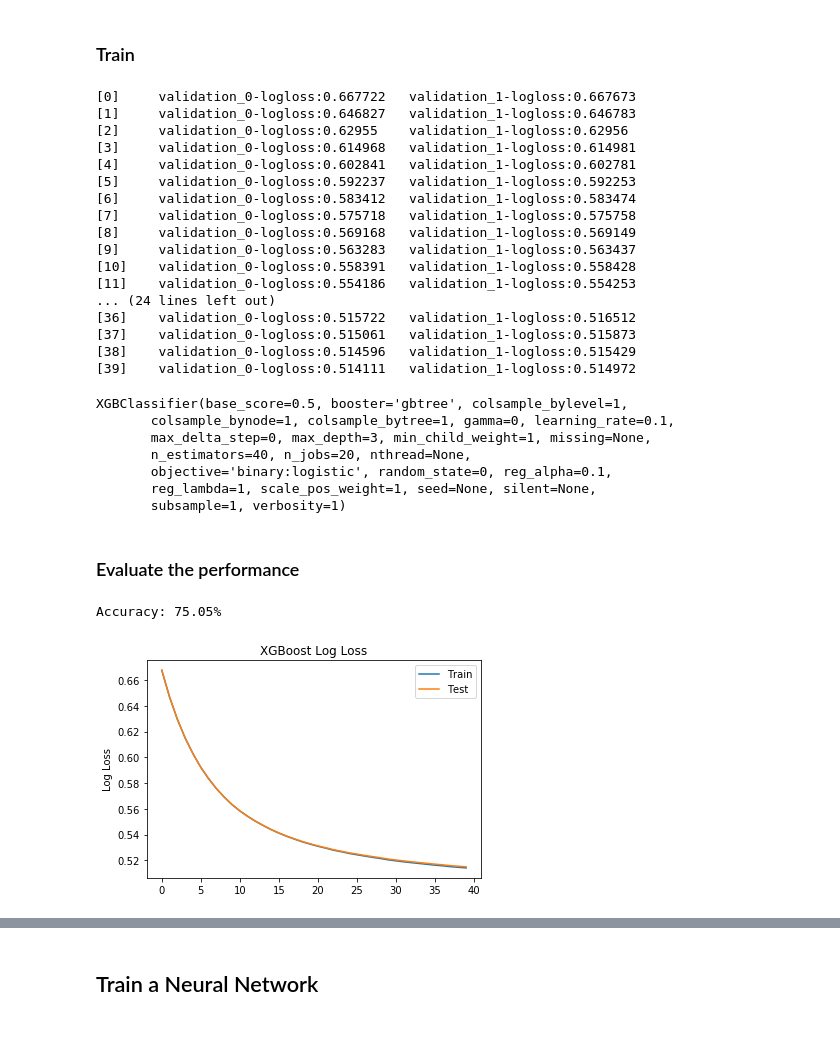
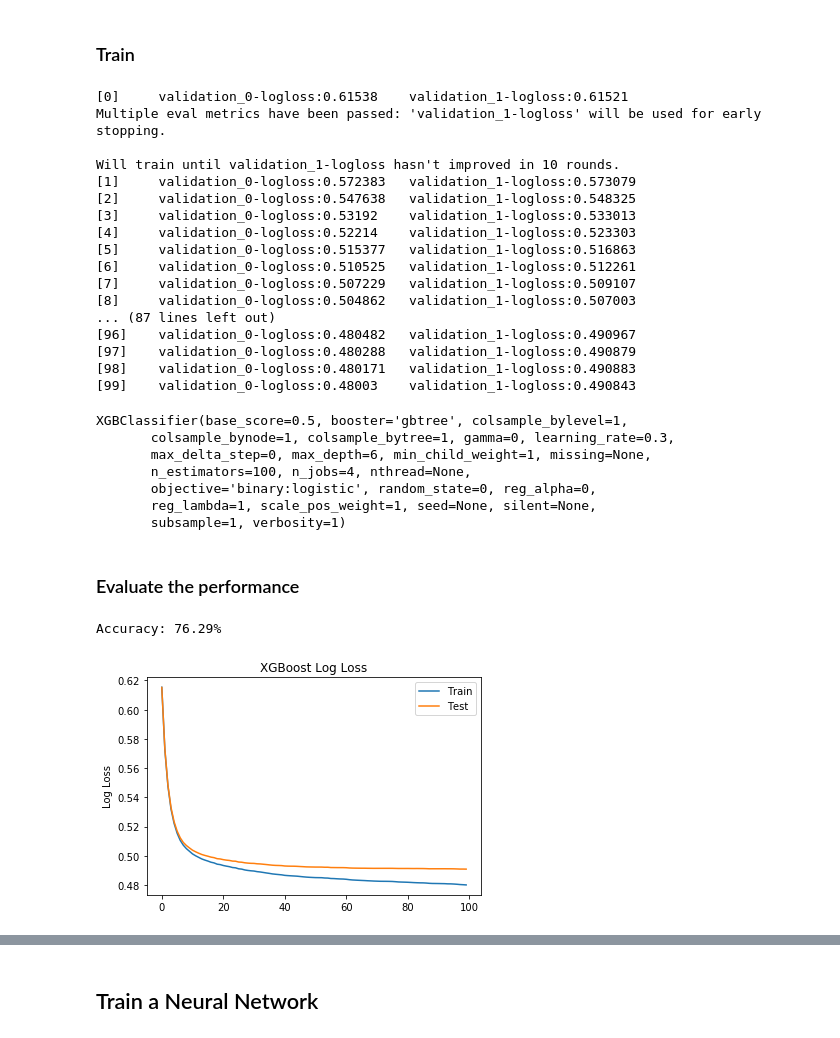
Before and after one commit to llayer/ml_exercise, a Jupyter notebook: Exercise.ipynb, the cells around one changed output, grey strips where cells are left out. Cells and saved outputs as stored; diff of their text form; code cells hidden in the pictures.

```diff
--- a/Exercise.ipynb
+++ b/Exercise.ipynb
@@ -107,72 +109,77 @@ X_train, X_test, y_train, y_test, weights_train, weights_test = train_test_split
 import xgboost as xgb
 
 # Hyperparameters:
-n_estimators = 40
-learning_rate = 0.1
-reg_alpha = 0.1
-max_depth = 3
+n_estimators = 100
+learning_rate = 0.3
+reg_alpha = 0.0
+max_depth = 6
+min_child_weight = 1
+
+
+# Early stopping
+early_stopping_rounds = 10
 
 # Define model
 model_bdt = xgb.XGBClassifier(n_jobs = 4, n_estimators = n_estimators, learning_rate = learning_rate,
-                              max_depth = max_depth, reg_alpha = reg_alpha)
+                              max_depth = max_depth, min_child_weight = min_child_weight)
 
 # Last in list is used for early stopping
 eval_set = [(X_train, y_train), (X_test, y_test)]
 
-# Fit
-model_bdt.fit(X_train, y_train, eval_metric=["logloss"], eval_set=eval_set, verbose=True)
+# Fit with early stopping
+model_bdt.fit(X_train, y_train, eval_metric=["logloss"], eval_set=eval_set,
+              early_stopping_rounds=early_stopping_rounds, verbose=True)
 # %% [output]
-[0]     validation_0-logloss:0.667722   validation_1-logloss:0.667673
-[1]     validation_0-logloss:0.646827   validation_1-logloss:0.646783
-[2]     validation_0-logloss:0.62955    validation_1-logloss:0.62956
-[3]     validation_0-logloss:0.614968   validation_1-logloss:0.614981
-[4]     validation_0-logloss:0.602841   validation_1-logloss:0.602781
-[5]     validation_0-logloss:0.592237   validation_1-logloss:0.592253
-[6]     validation_0-logloss:0.583412   validation_1-logloss:0.583474
-[7]     validation_0-logloss:0.575718   validation_1-logloss:0.575758
-[8]     validation_0-logloss:0.569168   validation_1-logloss:0.569149
-[9]     validation_0-logloss:0.563283   validation_1-logloss:0.563437
-[10]    validation_0-logloss:0.558391   validation_1-logloss:0.558428
-[11]    validation_0-logloss:0.554186   validation_1-logloss:0.554253
-... (24 lines left out)
-[36]    validation_0-logloss:0.515722   validation_1-logloss:0.516512
-[37]    validation_0-logloss:0.515061   validation_1-logloss:0.515873
-[38]    validation_0-logloss:0.514596   validation_1-logloss:0.515429
-[39]    validation_0-logloss:0.514111   validation_1-logloss:0.514972
+[0]     validation_0-logloss:0.61538    validation_1-logloss:0.61521
+Multiple eval metrics have been passed: 'validation_1-logloss' will be used for early stopping.
+
+Will train until validation_1-logloss hasn't improved in 10 rounds.
+[1]     validation_0-logloss:0.572383   validation_1-logloss:0.573079
+[2]     validation_0-logloss:0.547638   validation_1-logloss:0.548325
+[3]     validation_0-logloss:0.53192    validation_1-logloss:0.533013
+[4]     validation_0-logloss:0.52214    validation_1-logloss:0.523303
+[5]     validation_0-logloss:0.515377   validation_1-logloss:0.516863
+[6]     validation_0-logloss:0.510525   validation_1-logloss:0.512261
+[7]     validation_0-logloss:0.507229   validation_1-logloss:0.509107
+[8]     validation_0-logloss:0.504862   validation_1-logloss:0.507003
+... (87 lines left out)
+[96]    validation_0-logloss:0.480482   validation_1-logloss:0.490967
+[97]    validation_0-logloss:0.480288   validation_1-logloss:0.490879
+[98]    validation_0-logloss:0.480171   validation_1-logloss:0.490883
+[99]    validation_0-logloss:0.48003    validation_1-logloss:0.490843
 XGBClassifier(base_score=0.5, booster='gbtree', colsample_bylevel=1,
-       colsample_bynode=1, colsample_bytree=1, gamma=0, learning_rate=0.1,
-       max_delta_step=0, max_depth=3, min_child_weight=1, missing=None,
-       n_estimators=40, n_jobs=20, nthread=None,
-       objective='binary:logistic', random_state=0, reg_alpha=0.1,
+       colsample_bynode=1, colsample_bytree=1, gamma=0, learning_rate=0.3,
+       max_delta_step=0, max_depth=6, min_child_weight=1, missing=None,
+       n_estimators=100, n_jobs=4, nthread=None,
+       objective='binary:logistic', random_state=0, reg_alpha=0,
        reg_lambda=1, scale_pos_weight=1, seed=None, silent=None,
        subsample=1, verbosity=1)
 # %% [markdown]
 ### Evaluate the performance
 # %%
-from sklearn.metrics import classification_report, roc_auc_score, accuracy_score, f1_score, confusion_matrix, roc_curve
-from matplotlib import pyplot
+from sklearn.metrics import classification_report, roc_auc_score, accuracy_score, f1_score, confusion_matrix
 
 # make predictions for test data
 y_pred = model_bdt.predict_proba(X_test)[:,1]
 predictions = [round(value) for value in y_pred]
 # evaluate predictions
 accuracy = accuracy_score(y_test, predictions)
 print("Accuracy: %.2f%%" % (accuracy * 100.0))
 # retrieve performance metrics
 results = model_bdt.evals_result()
 epochs = len(results['validation_0']['logloss'])
 x_axis = range(0, epochs)
 # plot log loss
-fig, ax = pyplot.subplots()
+fig, ax = plt.subplots()
 ax.plot(x_axis, results['validation_0']['logloss'], label='Train')
 ax.plot(x_axis, results['validation_1']['logloss'], label='Test')
 ax.legend()
-pyplot.ylabel('Log Loss')
-pyplot.title('XGBoost Log Loss')
-pyplot.show()
+plt.ylabel('Log Loss')
+plt.title('XGBoost Log Loss')
+plt.show()
 # %% [output]
-Accuracy: 75.05%
+Accuracy: 76.29%
-[figure, old version]
+[figure, new version]
 # %%
 from sklearn.metrics import auc, roc_curve
 
```
Also changed, not shown: parts of 14 cells of this notebook.
